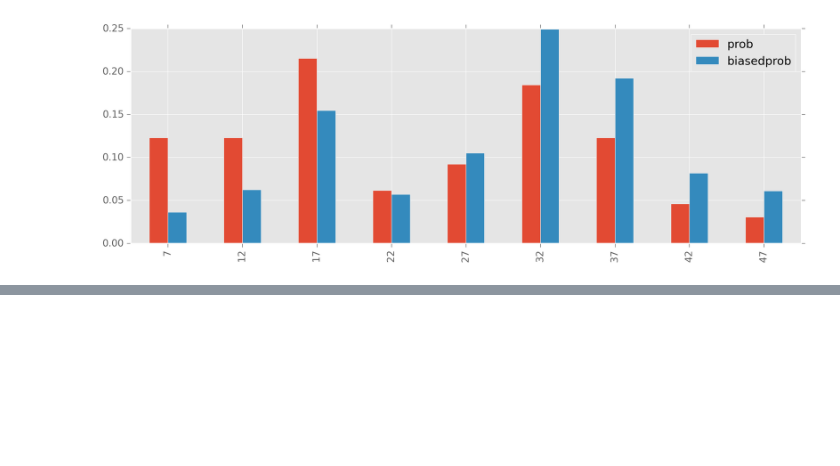
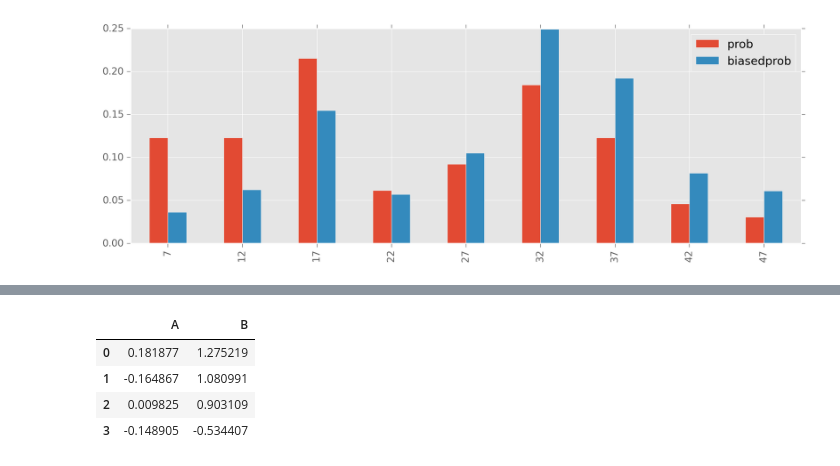
Before and after one commit to doolingdavid/ThinkStats2, a Jupyter notebook: code/chap01ex.ipynb, the cells around one changed output, grey strips where cells are left out. Cells and saved outputs as stored; diff of their text form; code cells hidden in the pictures; blank space fills up the shorter version.

```diff
--- a/code/chap01ex.ipynb
+++ b/code/chap01ex.ipynb
@@ -755,0 +797,10 @@ dclasses[['prob','biasedprob']].sort_index().plot(kind='bar')
+# %%
+columns = ['A', 'B']
+df = pd.DataFrame(array, columns=columns)
+df
+# %% [output]
+|  | A | B |
+| 0 | 0.181877 | 1.275219 |
+| 1 | -0.164867 | 1.080991 |
+| 2 | 0.009825 | 0.903109 |
+| 3 | -0.148905 | -0.534407 |
```
Also changed, not shown: parts of 17 cells of this notebook.
